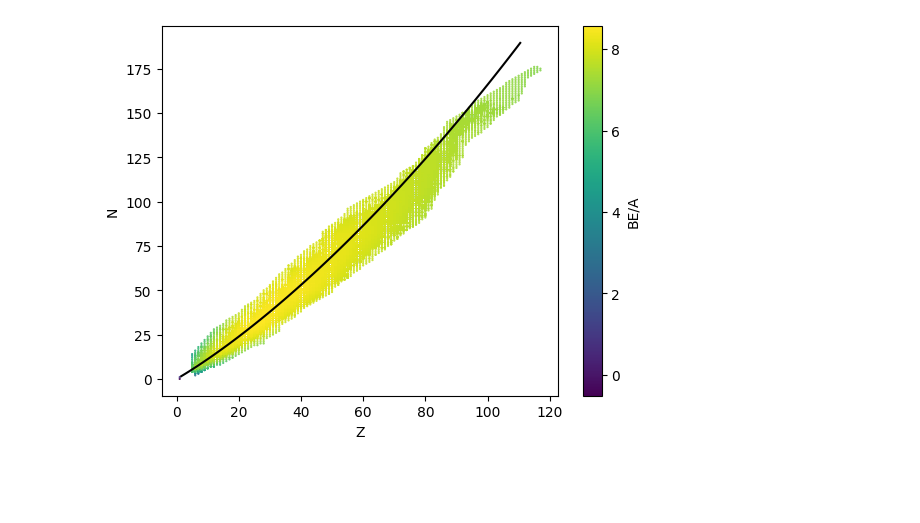
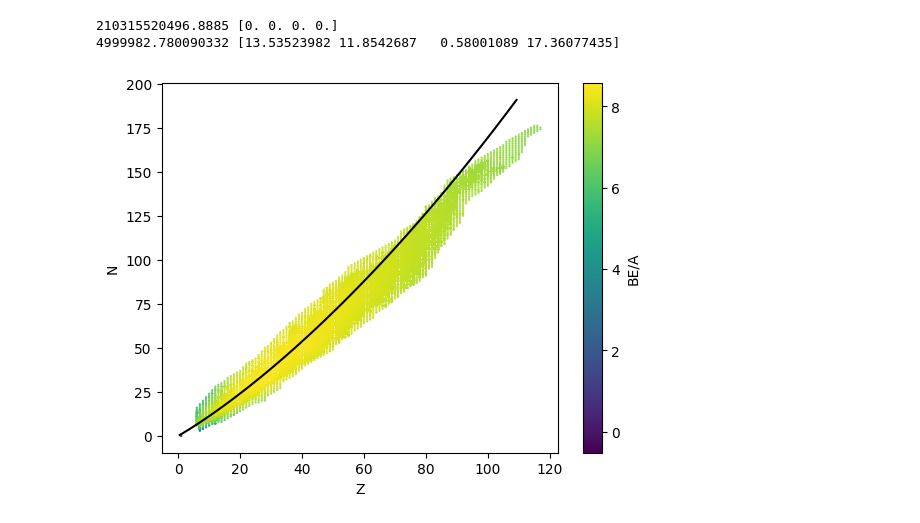
Before and after one commit to PJ29072004/MA203_Project, a Jupyter notebook: Main.ipynb, the cells around one changed output. Cells and saved outputs as stored; diff of their text form; code cells hidden in the pictures; blank space fills up the shorter version.

```diff
--- a/Main.ipynb
+++ b/Main.ipynb
@@ -15,7 +15,7 @@ Data = Data.drop(toremove)
 N = Data["N"]
 Z = Data["Z"]
 A = N+Z
-M = Data["AtomicMass"] # in 'u'
+M = Data["mass"] # in 'u'
 BE = (N*n+Z*p-M)*uc2 # in MeV
 Data["BE"] = BE
 Data["BE/A"] = BE/A
@@ -46,10 +74,49 @@ print(coeff)
+# %%
+theta = zeros(4)
+y2 = dot(y,y)
+XTy = dot(X.T,y)
+XTX = X.T @ X
+N = y.shape[0]
+
+def L(theta):
+    MSE = y2
+    MSE += -2*dot(XTy,theta)
+    MSE += dot(theta,dot(XTX,theta))
+    #error = y - dot(X,theta)
+    #MSE = mean(error**2)
+    return MSE
+
+def grad(theta):
+    toret = dot(XTX,theta)
+    toret -= XTy
+    toret = 2*toret
+    return toret
+
+g = grad(theta)
+L0 = L(theta)
+print(L0,theta)
+h = 1
+while L0 > 5*10**6:
+    g2 = dot(g,g)
+    while L(theta-g*h) < L0:
+        h = h*2
+    while L0 - L(theta-g*h) < g2*h/2:
+        h = h/2
+    theta = theta - g*h
+    g = g - 2*h*dot(XTX,g)
+    #g = grad(theta)
+    L0 = L(theta)
+print(L0,theta)
+# %% [output]
+210315520496.8885 [0. 0. 0. 0.]
+4999982.780090332 [13.53523982 11.8542687   0.58001089 17.36077435]
 # %%
-Data = Data.drop(Data.index[:300])
+aV,aS,aC,aA = theta
 Data.plot.scatter("Z","N",color ="BE/A",s=0.3,colormap='viridis')
-A = linspace(0,300,100)
+A = linspace(1,300,100)
 Z = (4*aA+aC*A**(-1/3))/(8*aA/A + 2*aC*A**(-1/3))
 N = A-Z
 plot(Z,N,'black')
 show()
 # %% [output]
-[figure, old version]
+[figure, new version]
```
Also changed, not shown: parts of 4 cells of this notebook, 2 other files.
